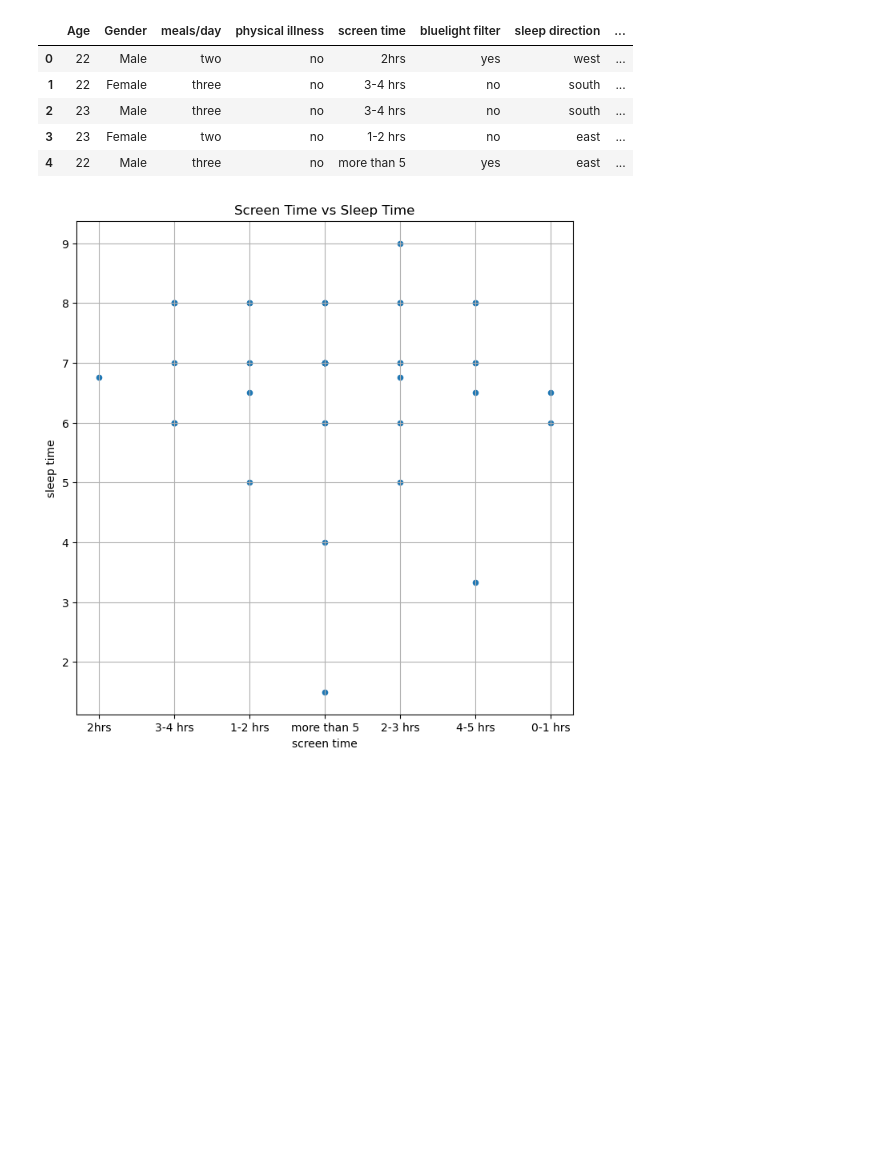
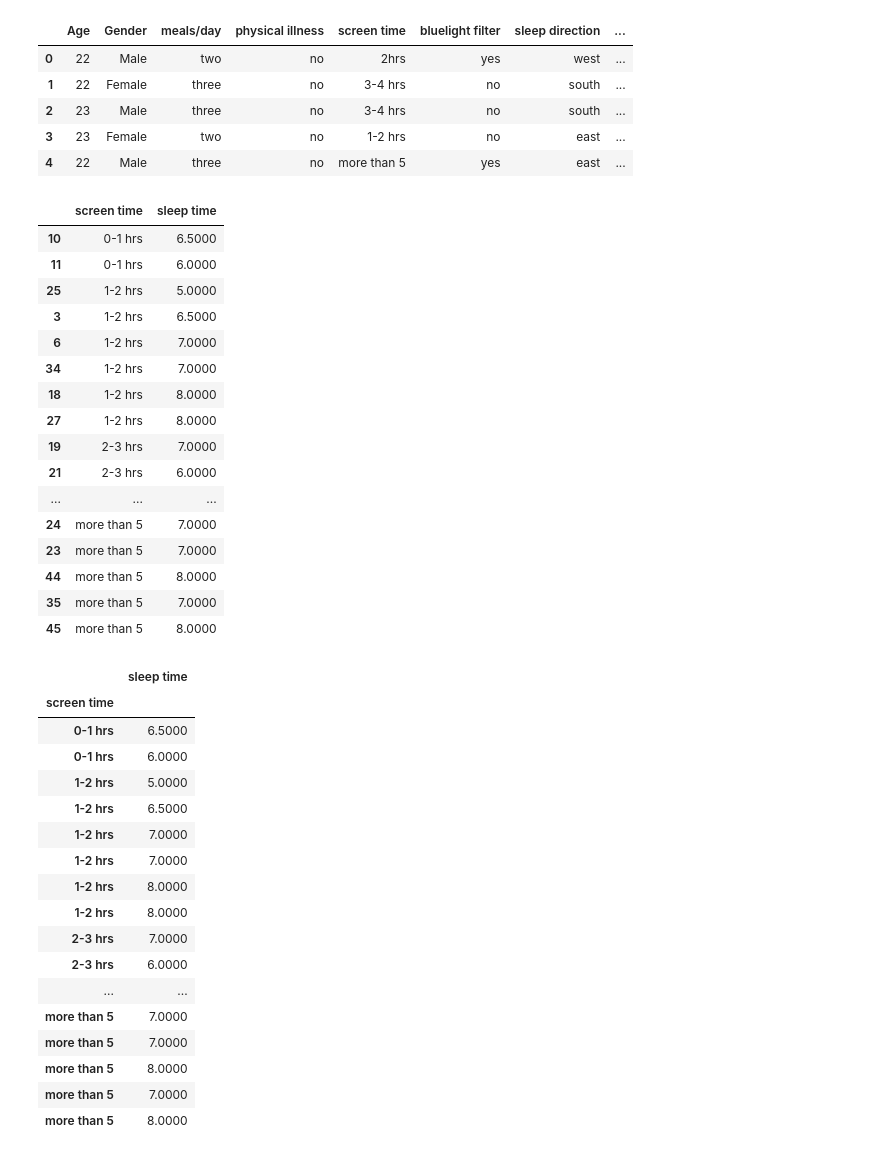
Before and after one commit to bthomasw/project1, a Jupyter notebook: sleep_analysis_graphs.ipynb, the cells around one changed output. Drawn from its saved outputs; the diff is of its cells as text; code cells hidden in the pictures; blank space fills up the shorter version.

```diff
--- a/sleep_analysis_graphs.ipynb
+++ b/sleep_analysis_graphs.ipynb
@@ -12,13 +17,53 @@ df.head()
 | 2 | 23 | Male | three | no | 3-4 hrs | no | south | ... |
 | 3 | 23 | Female | two | no | 1-2 hrs | no | east | ... |
 | 4 | 22 | Male | three | no | more than 5 | yes | east | ... |
+# %%
+clean_df = df[["screen time","sleep time"]]
+clean_df = clean_df.sort_values(by="screen time")
+clean_df
+# %% [output]
+|  | screen time | sleep time |
+| 10 | 0-1 hrs | 6.5000 |
+| 11 | 0-1 hrs | 6.0000 |
+| 25 | 1-2 hrs | 5.0000 |
+| 3 | 1-2 hrs | 6.5000 |
+| 6 | 1-2 hrs | 7.0000 |
+| 34 | 1-2 hrs | 7.0000 |
+| 18 | 1-2 hrs | 8.0000 |
+| 27 | 1-2 hrs | 8.0000 |
+| 19 | 2-3 hrs | 7.0000 |
+| 21 | 2-3 hrs | 6.0000 |
+| ... | ... | ... |
+| 24 | more than 5 | 7.0000 |
+| 23 | more than 5 | 7.0000 |
+| 44 | more than 5 | 8.0000 |
+| 35 | more than 5 | 7.0000 |
+| 45 | more than 5 | 8.0000 |
 # %%
-screen_and_sleep = df[["screen time","sleep time"]]
+screen_and_sleep = clean_df[["screen time","sleep time"]]
 
-# Set the index to be "State" so they will be used as labels
+# Set the index to be "Screen Time" so they will be used as labels
 screen_and_sleep = screen_and_sleep.set_index("screen time")
-df.plot(kind="scatter", x="screen time", y="sleep time", grid=True, figsize=(8,8),
-              title="Screen Time vs Sleep Time")
-plt.show()
+
+screen_and_sleep
+
+#0-1 hrs, 1-2 hrs, 2 hrs, 2-3 hrs, 3-4 hrs, 4-5 hrs, more than 5
 # %% [output]
-[figure, removed]
+|  | sleep time |
+| screen time |  |
+| 0-1 hrs | 6.5000 |
+| 0-1 hrs | 6.0000 |
+| 1-2 hrs | 5.0000 |
+| 1-2 hrs | 6.5000 |
+| 1-2 hrs | 7.0000 |
+| 1-2 hrs | 7.0000 |
+| 1-2 hrs | 8.0000 |
+| 1-2 hrs | 8.0000 |
+| 2-3 hrs | 7.0000 |
+| 2-3 hrs | 6.0000 |
+| ... | ... |
+| more than 5 | 7.0000 |
+| more than 5 | 7.0000 |
+| more than 5 | 8.0000 |
+| more than 5 | 7.0000 |
+| more than 5 | 8.0000 |
```
Also changed, not shown: parts of 7 cells of this notebook, 2 other files.
